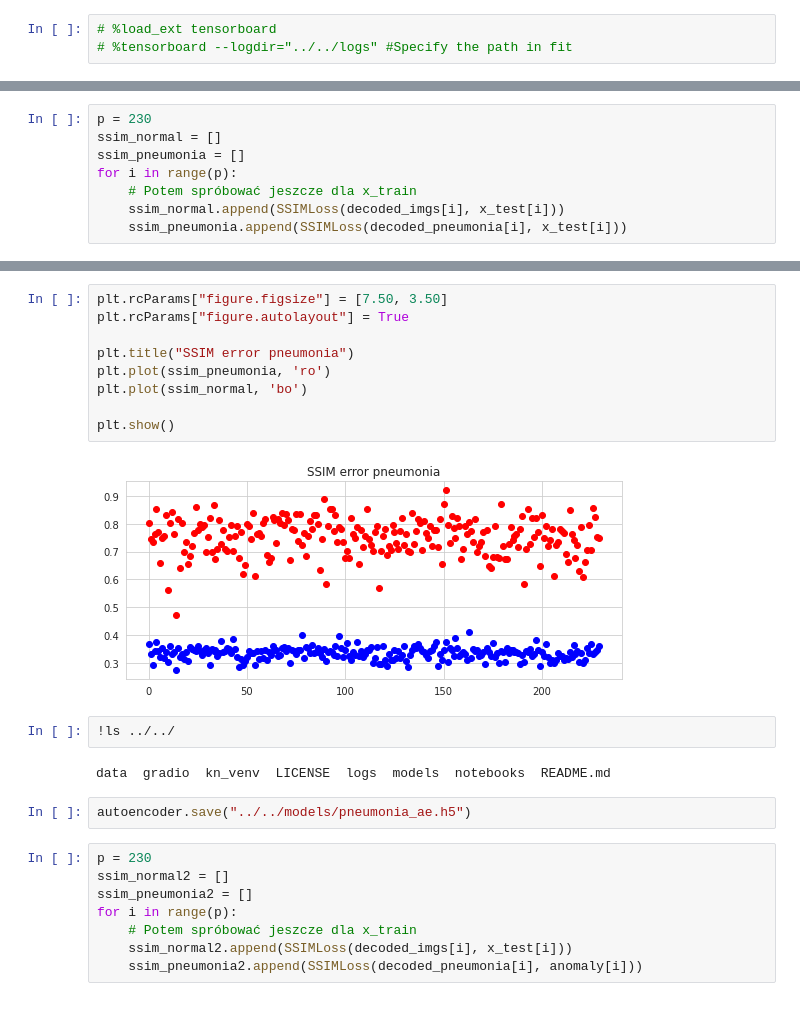
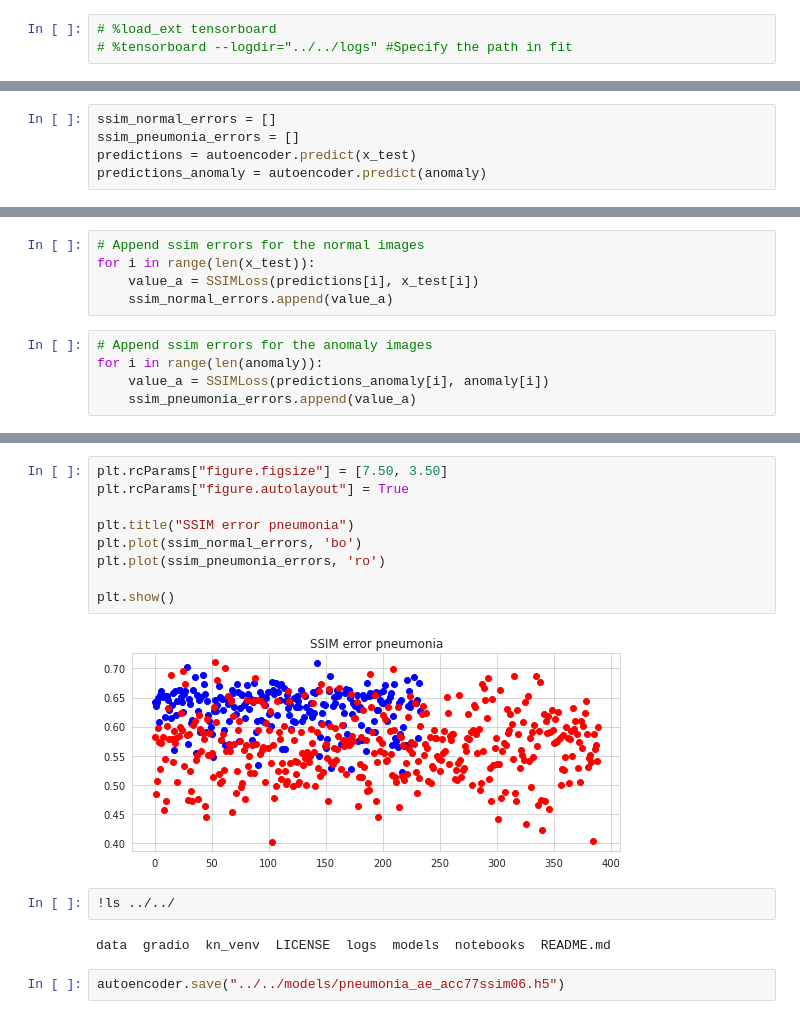
Before and after one commit to krzysiekniburski/SWA, a Jupyter notebook: notebooks/AID/pneumonia_ssim_unsupervised.ipynb, the cells around one changed output, grey strips where cells are left out. Saved outputs shown, nothing was run; the diff lists cells and outputs as text.

```diff
--- a/notebooks/AID/pneumonia_ssim_unsupervised.ipynb
+++ b/notebooks/AID/pneumonia_ssim_unsupervised.ipynb
@@ -314,8 +277,5 @@ decoded_pneumonia.shape, decoded_imgs.shape
-# %%
-p = 230
-ssim_normal = []
-ssim_pneumonia = []
-for i in range(p):
-    # Potem spróbować jeszcze dla x_train
-    ssim_normal.append(SSIMLoss(decoded_imgs[i], x_test[i]))
-    ssim_pneumonia.append(SSIMLoss(decoded_pneumonia[i], x_test[i]))
+# %%
+ssim_normal_errors = []
+ssim_pneumonia_errors = []
+predictions = autoencoder.predict(x_test)
+predictions_anomaly = autoencoder.predict(anomaly)
@@ -322 +293,11 @@ for i in range(p):
+# %%
+# Append ssim errors for the normal images
+for i in range(len(x_test)):
+    value_a = SSIMLoss(predictions[i], x_test[i])
+    ssim_normal_errors.append(value_a)
+# %%
+# Append ssim errors for the anomaly images
+for i in range(len(anomaly)):
+    value_a = SSIMLoss(predictions_anomaly[i], anomaly[i])
+    ssim_pneumonia_errors.append(value_a)
 # %%
@@ -330,25 +410,17 @@ np.std(ssim_normal), np.std(ssim_pneumonia)
 # %%
 plt.rcParams["figure.figsize"] = [7.50, 3.50]
 plt.rcParams["figure.autolayout"] = True
 
 plt.title("SSIM error pneumonia")
-plt.plot(ssim_pneumonia, 'ro')
-plt.plot(ssim_normal, 'bo')
+plt.plot(ssim_normal_errors, 'bo')
+plt.plot(ssim_pneumonia_errors, 'ro')
 
 plt.show()
 # %% [output]
-[figure, old version]
+[figure, new version]
 # %%
 !ls ../../
 # %% [output]
 data  gradio  kn_venv  LICENSE  logs  models  notebooks  README.md
 # %%
-autoencoder.save("../../models/pneumonia_ae.h5")
+autoencoder.save("../../models/pneumonia_ae_acc77ssim06.h5")
-# %%
-p = 230
-ssim_normal2 = []
-ssim_pneumonia2 = []
-for i in range(p):
-    # Potem spróbować jeszcze dla x_train
-    ssim_normal2.append(SSIMLoss(decoded_imgs[i], x_test[i]))
-    ssim_pneumonia2.append(SSIMLoss(decoded_pneumonia[i], anomaly[i]))
```
Also changed, not shown: parts of 26 cells of this notebook, 1 other file.
